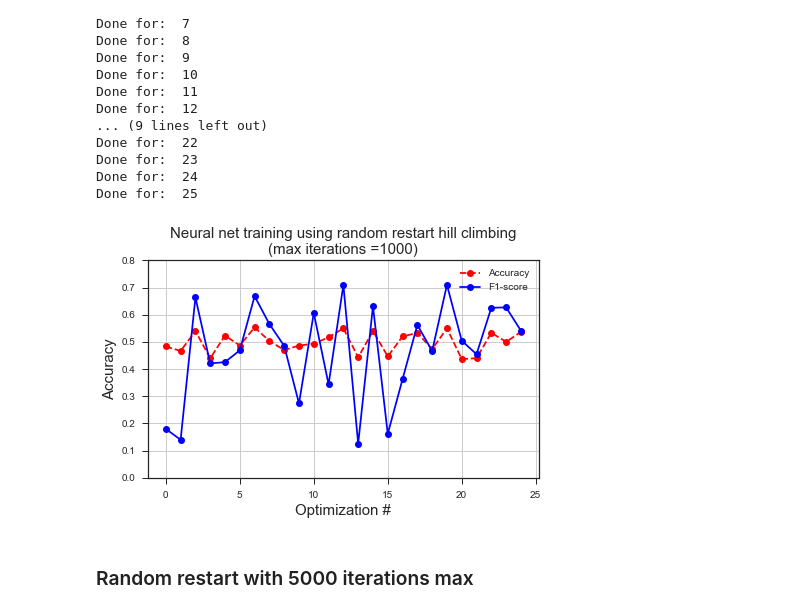
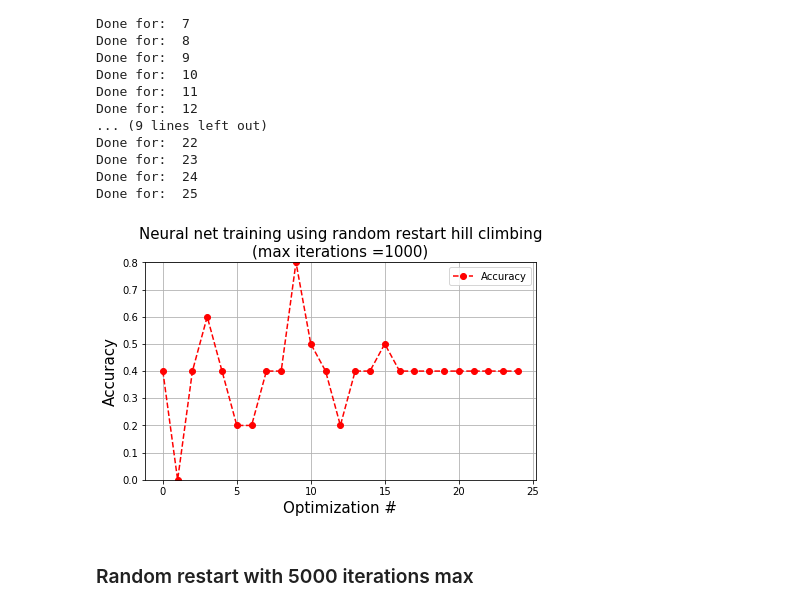
Before and after one commit to shuruiz/tfopt, a Jupyter notebook: Neural network training with randomized search algorithms.ipynb, the cells around one changed output. Cells and saved outputs as stored; diff of their text form; code cells hidden in the pictures.

```diff
--- a/Neural network training with randomized search algorithms.ipynb
+++ b/Neural network training with randomized search algorithms.ipynb
@@ -383,10 +388,21 @@ train_data = data[:int(len_data*0.8)]
 test_data = data[int(len_data*0.8):]
 train_X = np.array(train_data[:, [column for column in range(len(train_data[0])-1)]])
 test_X  = np.array(test_data[:, [column for column in range(len(train_data[0])-1)]])
-train_y = np.array([train_data[:,len(train_data[0])-1 ]])
-test_y = np.array([test_data[:,len(train_data[0])-1 ]])
+
+
+
+train_y = np.array(train_data[:,len(train_data[0])-1 ])
+test_y = np.array(test_data[:,len(train_data[0])-1 ])
+
+for i in range(len(train_y)):
+    train_y[i] = train_y[i] -1
+
+for i in range(len(test_y)):
+    test_y[i] = test_y[i] -1
 
 print(train_X.shape)
 print(test_y.shape)
+
+print(test_y)
 # %% [output]
 (168, 7)
@@ -409,6 +428,6 @@ from sklearn.model_selection import train_test_split
 # %%
 X_train, X_test, y_train, y_test  = train_X, test_X, train_y, test_y
 # %%
-X_train, X_test, y_train, y_test = train_test_split(values, targets, test_size=0.3,random_state=101)
+# X_train, X_test, y_train, y_test = train_test_split(values, targets, test_size=0.3,random_state=101)
 # %%
 X_val, X_test, y_val, y_test = train_test_split(X_test, y_test, test_size=0.5,random_state=101)
@@ -437,7 +468,7 @@ nn = NN_1HL(hidden_layer_size=5)
 for i in range(n_restart):
     nn.fit_simplex(X_train, y_train,maxiter=1000)
     random_restart_accuracy.append(accuracy_score(y_val, nn.predict(X_val)))
-    random_restart_f1.append(f1_score(y_val, nn.predict(X_val)))
+#     random_restart_f1.append(f1_score(y_val, nn.predict(X_val)))
     print("Done for: ",i+1)
 # %% [output]
 Done for:  1
@@ -460,17 +491,17 @@ Done for:  25
 # %%
 plt.figure(figsize=(7,4))
 plt.title("Neural net training using random restart hill climbing\n(max iterations =1000)",fontsize=15)
 plt.plot(random_restart_accuracy,'bo',ls='--',c='red')
-plt.plot(random_restart_f1,'bo',ls='-',c='blue')
+# plt.plot(random_restart_f1,'bo',ls='-',c='blue')
 plt.grid(True)
 plt.xticks([i for i in range(0,26,5)])
 plt.xlabel("Optimization #",fontsize=15)
 plt.ylabel("Accuracy",fontsize=15)
 plt.legend(['Accuracy','F1-score'])
 plt.ylim(0,0.8)
 plt.show()
 # %% [output]
-[figure, old version]
+[figure, new version]
 # %% [markdown]
 ### Random restart with 5000 iterations max
 # %%
```
Also changed, not shown: parts of 45 cells of this notebook, 2 other files.
